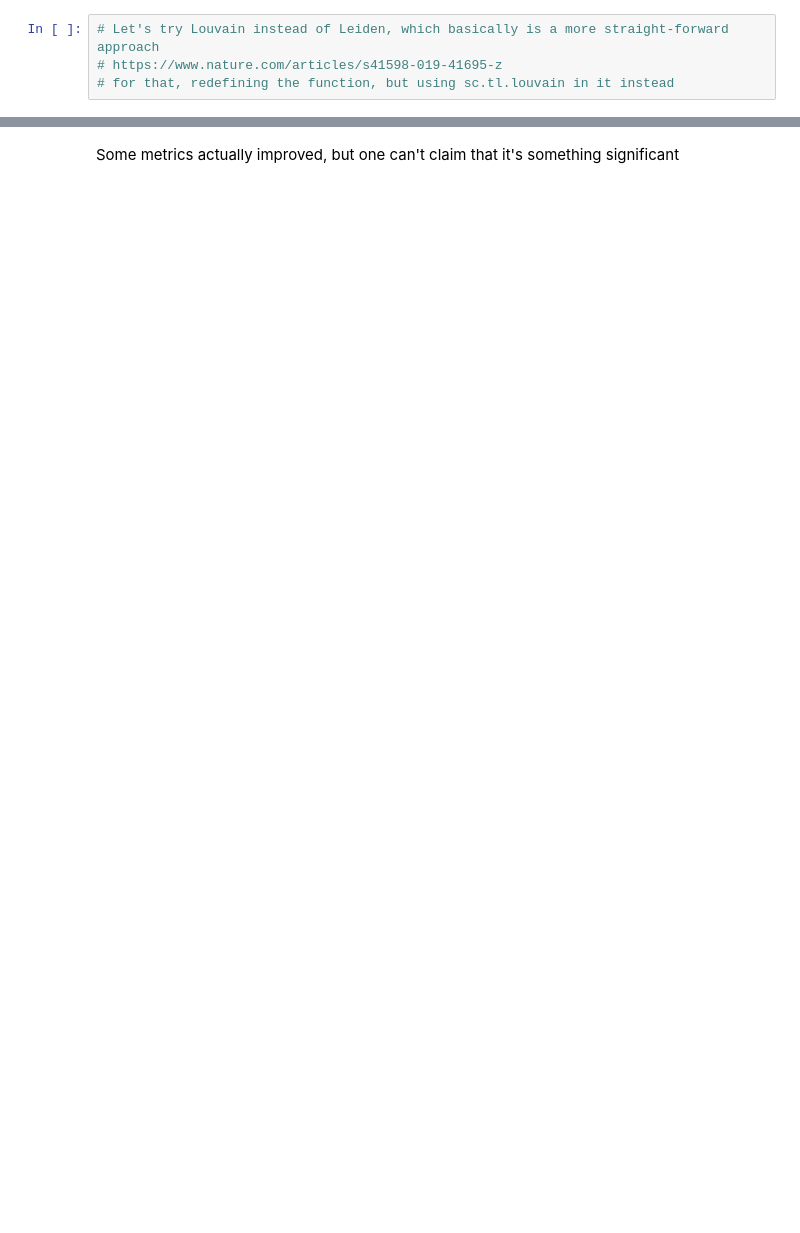
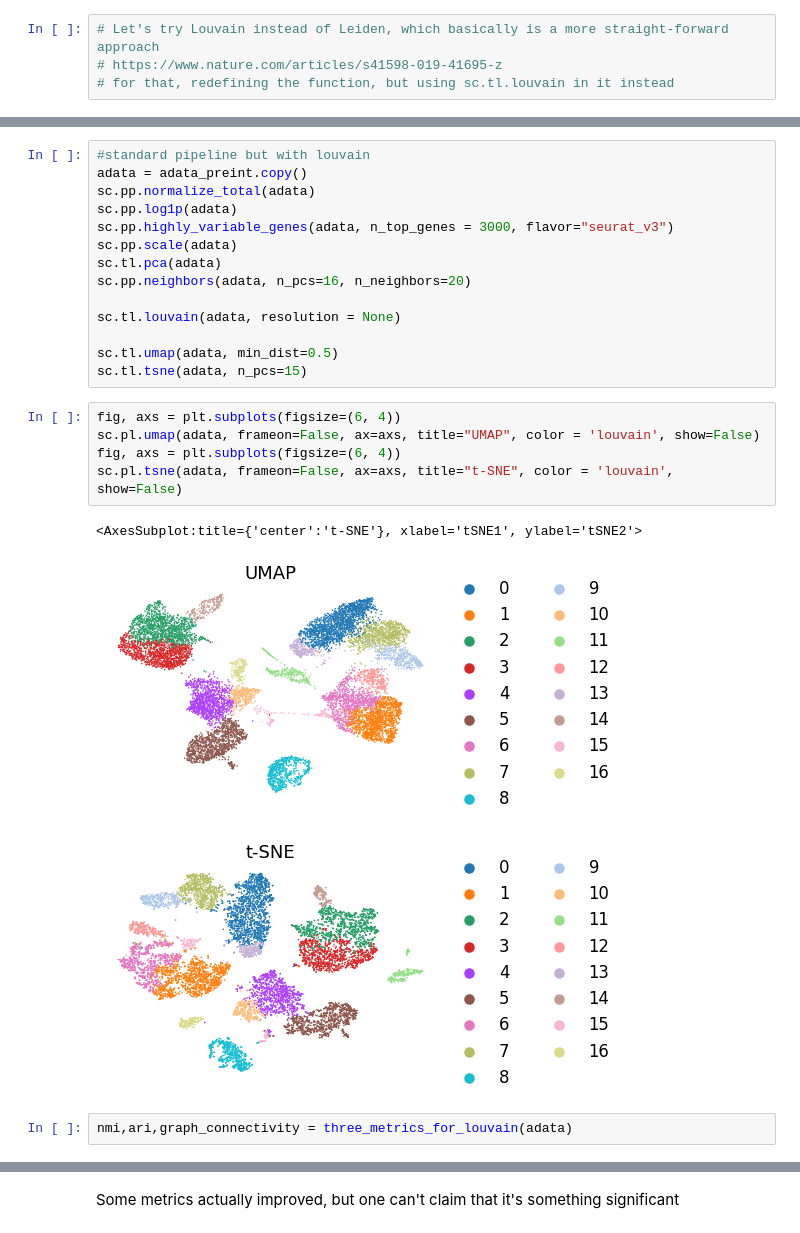
Before and after one commit to bio-snippets/NGS_sc, a Jupyter notebook: NGS_scRNA_ivanov.ipynb, the cells around one changed output, grey strips where cells are left out. Cells and saved outputs as stored; diff of their text form; blank space fills up the shorter version.

```diff
--- a/NGS_scRNA_ivanov.ipynb
+++ b/NGS_scRNA_ivanov.ipynb
@@ -1191,0 +1349,25 @@ particial_pipeline(adata_preint)
+# %%
+#standard pipeline but with louvain
+adata = adata_preint.copy()
+sc.pp.normalize_total(adata)
+sc.pp.log1p(adata)
+sc.pp.highly_variable_genes(adata, n_top_genes = 3000, flavor="seurat_v3")
+sc.pp.scale(adata)
+sc.tl.pca(adata)
+sc.pp.neighbors(adata, n_pcs=16, n_neighbors=20)
+
+sc.tl.louvain(adata, resolution = None)
+
+sc.tl.umap(adata, min_dist=0.5)
+sc.tl.tsne(adata, n_pcs=15)
+# %%
+fig, axs = plt.subplots(figsize=(6, 4))
+sc.pl.umap(adata, frameon=False, ax=axs, title="UMAP", color = 'louvain', show=False)
+fig, axs = plt.subplots(figsize=(6, 4))
+sc.pl.tsne(adata, frameon=False, ax=axs, title="t-SNE", color = 'louvain', show=False)
+# %% [output]
+<AxesSubplot:title={'center':'t-SNE'}, xlabel='tSNE1', ylabel='tSNE2'>
+[figure, added]
+[figure, added]
+# %%
+nmi,ari,graph_connectivity = three_metrics_for_louvain(adata)
```
Also changed, not shown: parts of 58 cells of this notebook.
